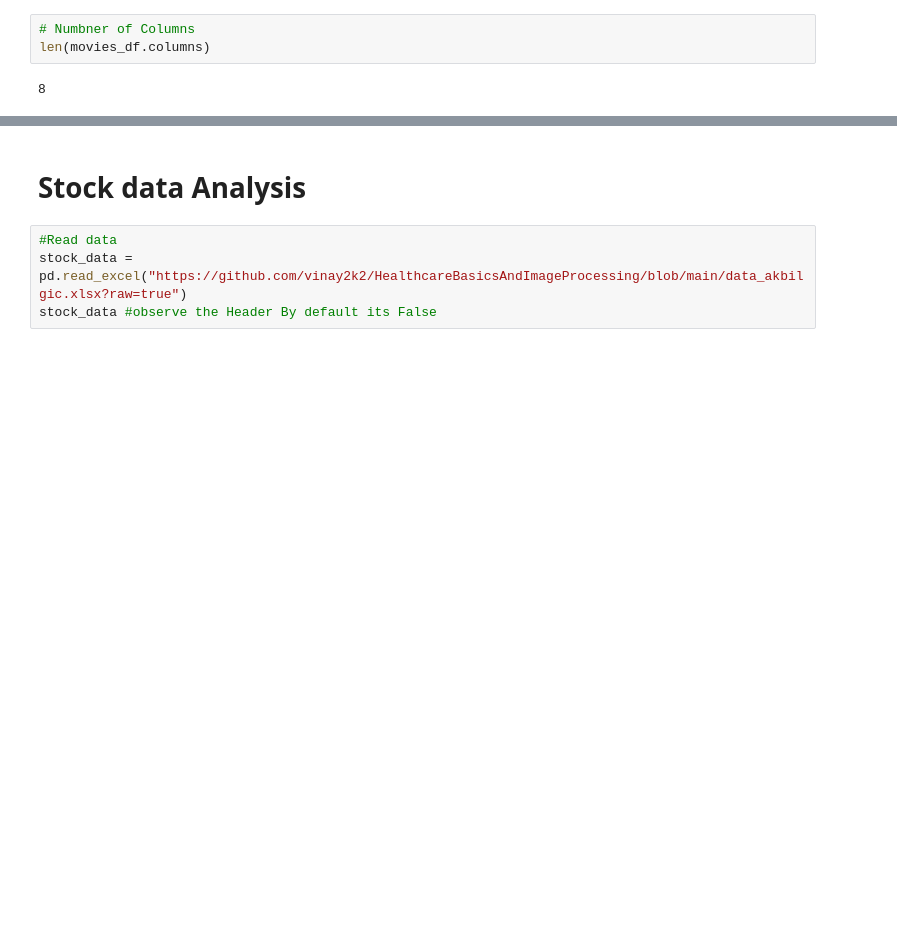
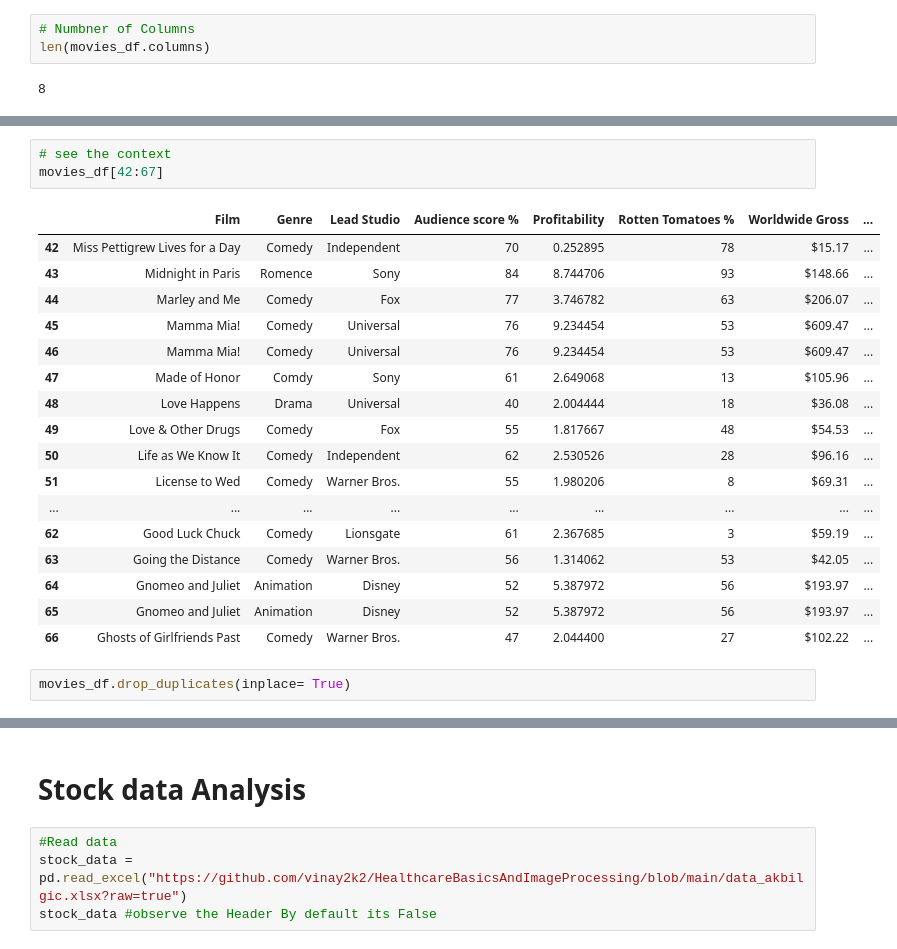
Before and after one commit to vinay2k2/HealthcareBasicsAndImageProcessing, a Jupyter notebook: PandasTemplate.ipynb, the cells around one changed output, grey strips where cells are left out. Saved outputs shown, nothing was run; the diff lists cells and outputs as text; blank space fills up the shorter version.

```diff
--- a/PandasTemplate.ipynb
+++ b/PandasTemplate.ipynb
@@ -260,0 +357,23 @@ len(movies_df.columns)
+# %%
+# see the context
+movies_df[42:67]
+# %% [output]
+|  | Film | Genre | Lead Studio | Audience score % | Profitability | Rotten Tomatoes % | Worldwide Gross | ... |
+| 42 | Miss Pettigrew Lives for a Day | Comedy | Independent | 70 | 0.252895 | 78 | $15.17 | ... |
+| 43 | Midnight in Paris | Romence | Sony | 84 | 8.744706 | 93 | $148.66 | ... |
+| 44 | Marley and Me | Comedy | Fox | 77 | 3.746782 | 63 | $206.07 | ... |
+| 45 | Mamma Mia! | Comedy | Universal | 76 | 9.234454 | 53 | $609.47 | ... |
+| 46 | Mamma Mia! | Comedy | Universal | 76 | 9.234454 | 53 | $609.47 | ... |
+| 47 | Made of Honor | Comdy | Sony | 61 | 2.649068 | 13 | $105.96 | ... |
+| 48 | Love Happens | Drama | Universal | 40 | 2.004444 | 18 | $36.08 | ... |
+| 49 | Love & Other Drugs | Comedy | Fox | 55 | 1.817667 | 48 | $54.53 | ... |
+| 50 | Life as We Know It | Comedy | Independent | 62 | 2.530526 | 28 | $96.16 | ... |
+| 51 | License to Wed | Comedy | Warner Bros. | 55 | 1.980206 | 8 | $69.31 | ... |
+| ... | ... | ... | ... | ... | ... | ... | ... | ... |
+| 62 | Good Luck Chuck | Comedy | Lionsgate | 61 | 2.367685 | 3 | $59.19 | ... |
+| 63 | Going the Distance | Comedy | Warner Bros. | 56 | 1.314062 | 53 | $42.05 | ... |
+| 64 | Gnomeo and Juliet | Animation | Disney | 52 | 5.387972 | 56 | $193.97 | ... |
+| 65 | Gnomeo and Juliet | Animation | Disney | 52 | 5.387972 | 56 | $193.97 | ... |
+| 66 | Ghosts of Girlfriends Past | Comedy | Warner Bros. | 47 | 2.044400 | 27 | $102.22 | ... |
+# %%
+movies_df.drop_duplicates(inplace= True)
```
Also changed, not shown: parts of 13 cells of this notebook.
